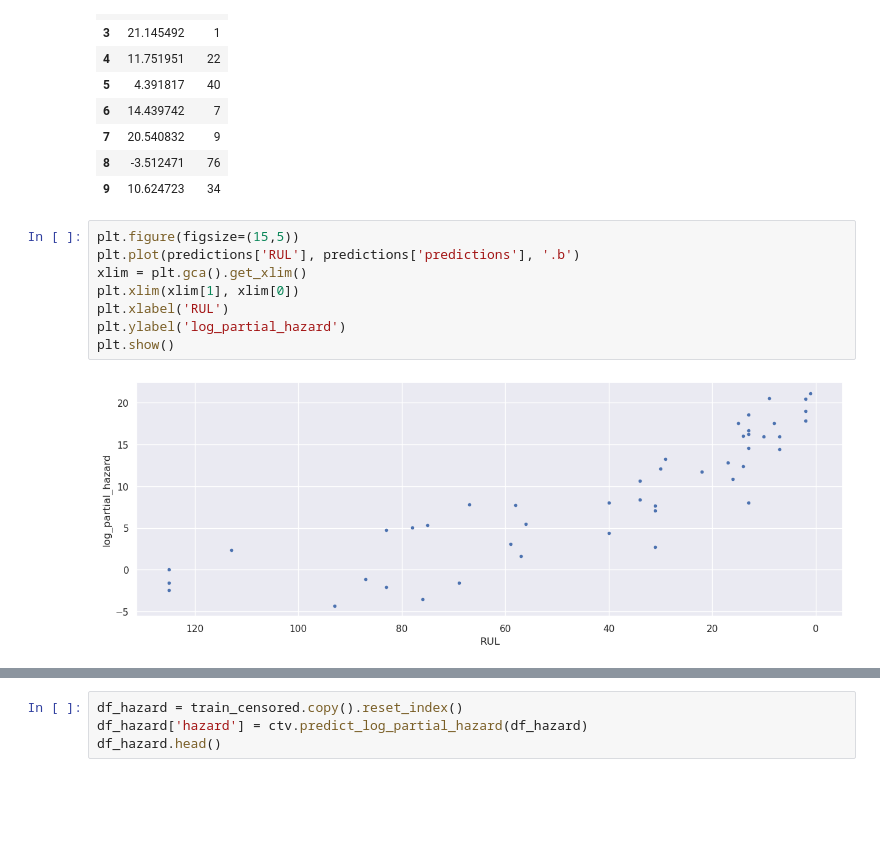
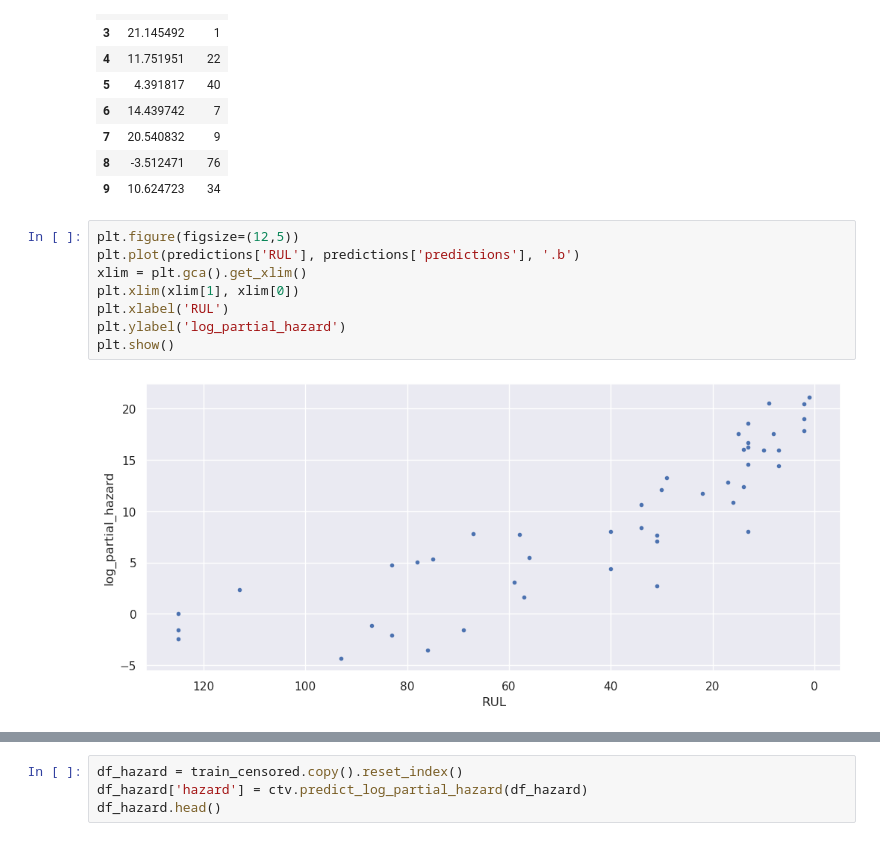
Before and after one commit to xxl4tomxu98/NASA-Jet-Engine-Maintenance, a Jupyter notebook: Survival Analysis/survival.ipynb, the cells around one changed output, grey strips where cells are left out. Saved outputs shown, nothing was run; the diff lists cells and outputs as text; blank space fills up the shorter version.

```diff
--- a/Survival Analysis/survival.ipynb
+++ b/Survival Analysis/survival.ipynb
@@ -208,15 +208,15 @@ predictions.head(10)
 | 8 | -3.512471 | 76 |
 | 9 | 10.624723 | 34 |
 # %%
-plt.figure(figsize=(15,5))
+plt.figure(figsize=(12,5))
 plt.plot(predictions['RUL'], predictions['predictions'], '.b')
 xlim = plt.gca().get_xlim()
 plt.xlim(xlim[1], xlim[0])
 plt.xlabel('RUL')
 plt.ylabel('log_partial_hazard')
 plt.show()
 # %% [output]
-[figure, old version]
+[figure, new version]
 # %%
 # now lets look at some hazard trajectories
 X = train.loc[train['unit_nr'].isin(df_to_predict.index)]
```
Also changed, not shown: parts of 5 cells of this notebook.
